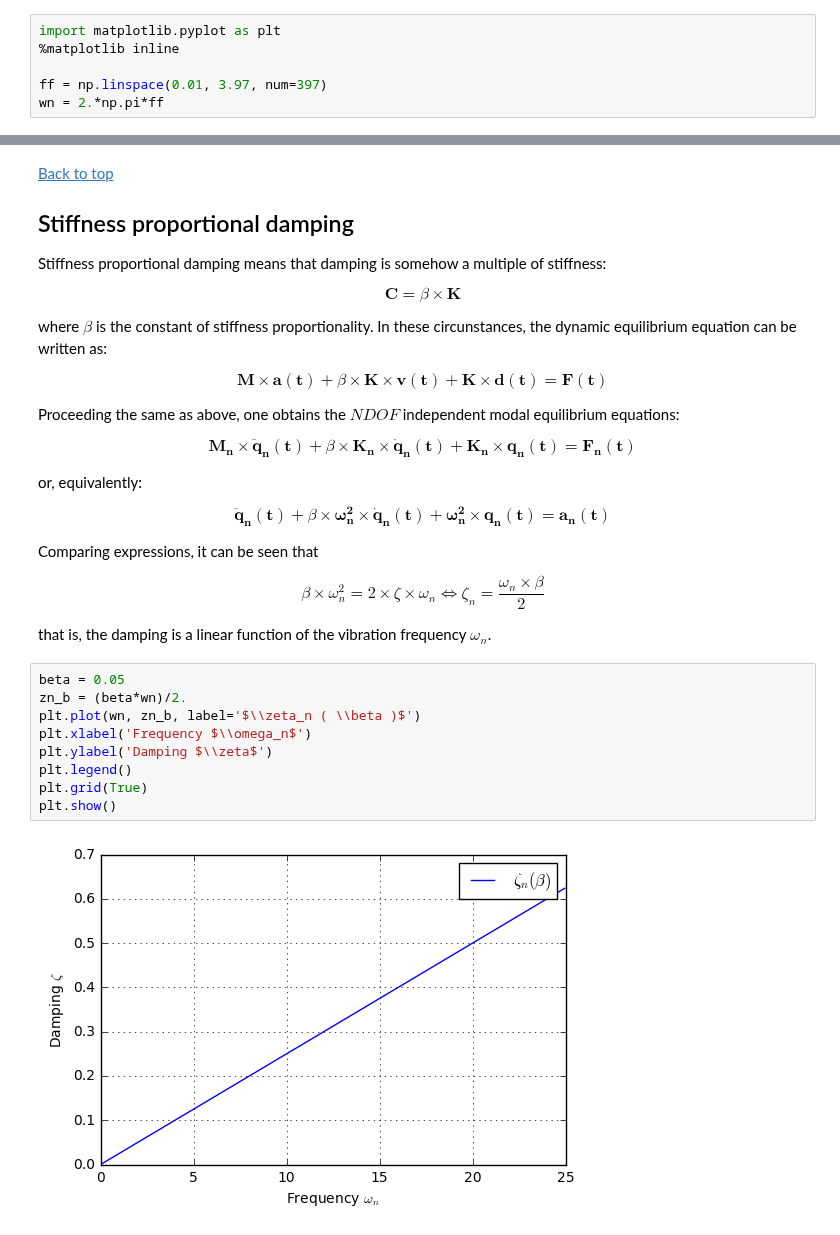
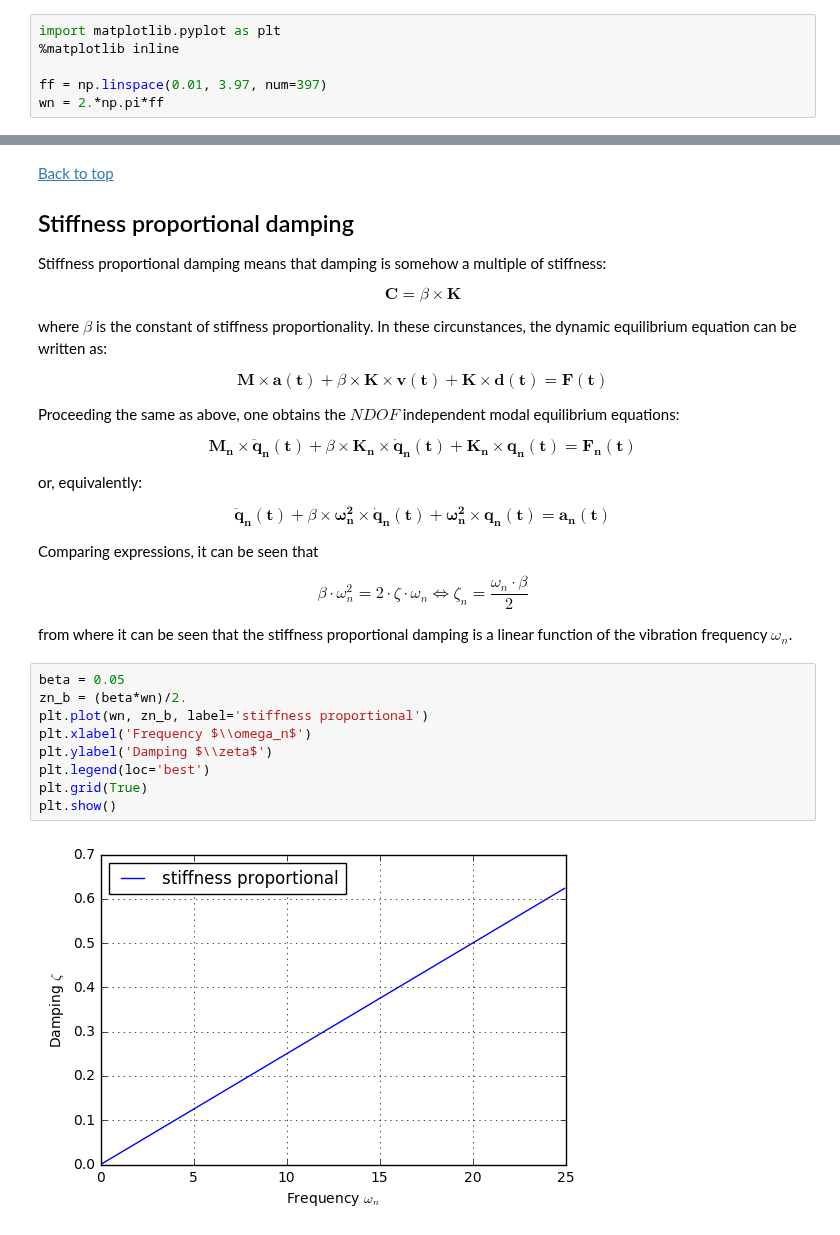
Before and after one commit to pxcandeias/py-notebooks, a Jupyter notebook: Rayleigh_damping.ipynb, the cells around one changed output, grey strips where cells are left out. Drawn from its saved outputs; the diff is of its cells as text.

```diff
--- a/Rayleigh_damping.ipynb
+++ b/Rayleigh_damping.ipynb
@@ -193,21 +209,21 @@ or, equivalently:
 Comparing expressions, it can be seen that
 
 \begin{equation}
-\beta \times \omega_n^2 = 2 \times \zeta \times \omega_n \Leftrightarrow \zeta_n = \frac{\omega_n \times \beta}{2}
+\beta \cdot \omega_n^2 = 2 \cdot \zeta \cdot \omega_n \Leftrightarrow \zeta_n = \frac{\omega_n \cdot \beta}{2}
 \end{equation}
 
-that is, the damping is a linear function of the vibration frequency $\omega_n$.
+from where it can be seen that the stiffness proportional damping is a linear function of the vibration frequency $\omega_n$.
 # %%
 beta = 0.05
 zn_b = (beta*wn)/2.
-plt.plot(wn, zn_b, label='$\\zeta_n ( \\beta )$')
+plt.plot(wn, zn_b, label='stiffness proportional')
 plt.xlabel('Frequency $\\omega_n$')
 plt.ylabel('Damping $\\zeta$')
-plt.legend()
+plt.legend(loc='best')
 plt.grid(True)
 plt.show()
 # %% [output]
-[figure, old version]
+[figure, new version]
 # %% [markdown]
 [Back to top](#top)
 
```
Also changed, not shown: parts of 11 cells of this notebook.
